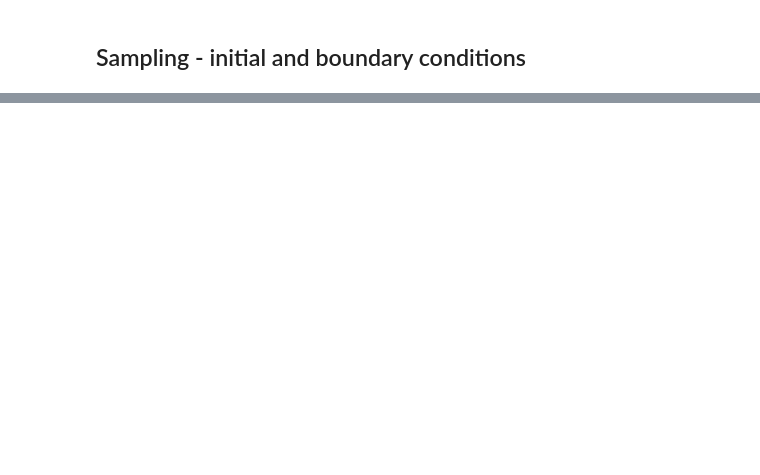
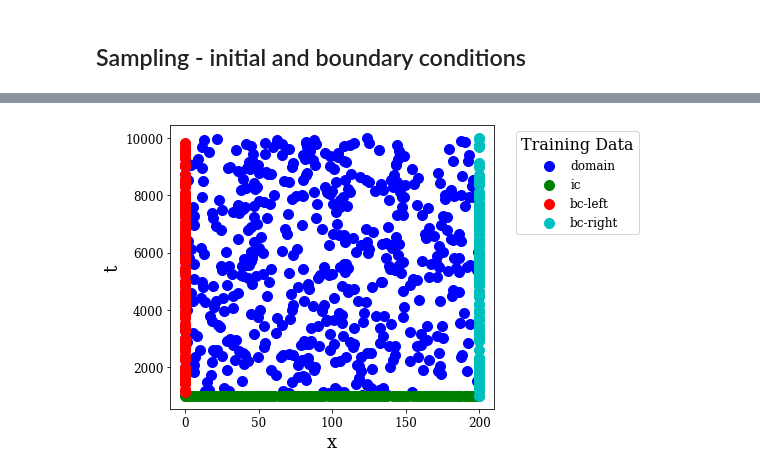
Before and after one commit to pirao/Kuramoto_PINN, a Jupyter notebook: PINN_Kuramoto.ipynb, the cells around one changed output, grey strips where cells are left out. Cells and saved outputs as stored; diff of their text form; code cells hidden in the pictures; blank space fills up the shorter version.

```diff
--- a/PINN_Kuramoto.ipynb
+++ b/PINN_Kuramoto.ipynb
@@ -106,0 +114,12 @@ NameError: name 'model' is not defined
+# %%
+dg = DataGeneratorXT(
+    X=[0., 200.],
+    T=[1000., 10000.],
+    targets=["domain", "ic", "bc-left", "bc-right"], # domain, inicial condition, boundary condition left, boundary condition right
+    num_sample=1000, # Number of colocation points generated
+    logT=False
+)
+# %%
+dg.plot_data()
+# %% [output]
+[figure, added]
```
Also changed, not shown: parts of 22 cells of this notebook, 3 other files.
